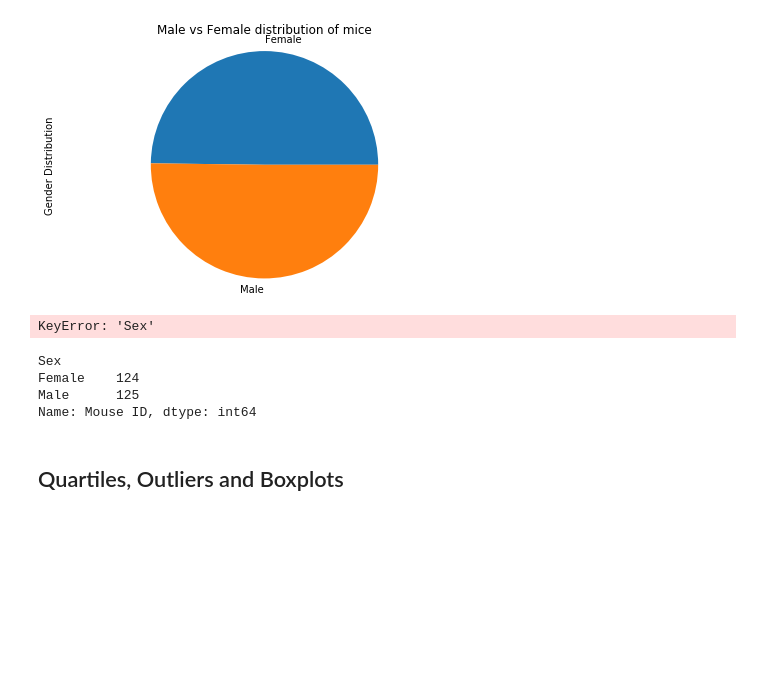
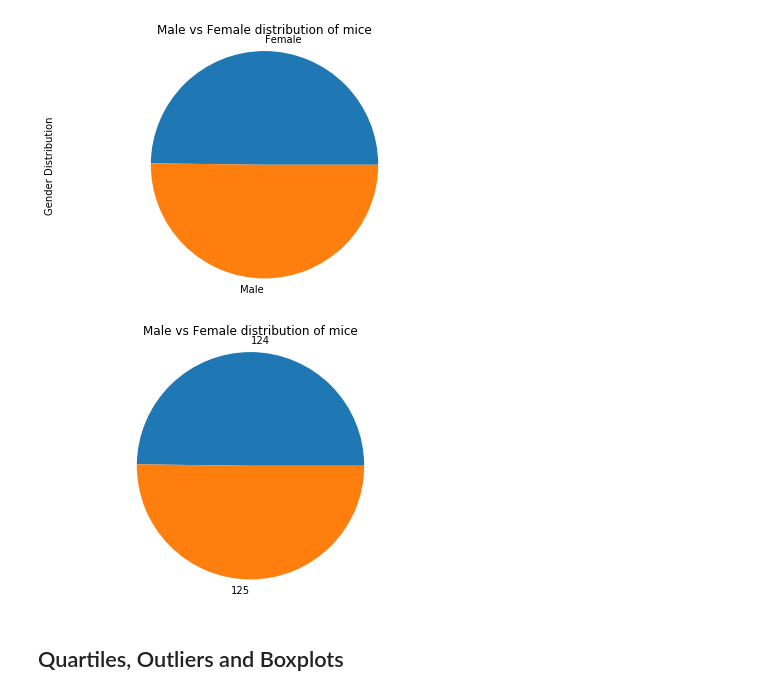
Before and after one commit to anishjv20/Matplotlib-challenge, a Jupyter notebook: Pymaceuticals/pymaceuticals.ipynb, the cells around one changed output. Saved outputs shown, nothing was run; the diff lists cells and outputs as text; code cells hidden in the pictures; blank space fills up the shorter version.

```diff
--- a/Pymaceuticals/pymaceuticals.ipynb
+++ b/Pymaceuticals/pymaceuticals.ipynb
@@ -152,18 +152,14 @@ plt.show()
 [figure]
 # %%
 # Generate a pie plot showing the distribution of female versus male mice using pyplot
-genders = gender_distribution['Sex']
-plt.pie(gender_distribution,labels = genders)
+genders = gender_distribution
+plt.pie(gender_distribution,labels=genders)
+plt.title("Male vs Female distribution of mice")
+plt.tight_layout()
+plt.axis("equal")
 plt.show()
 # %% [output]
-KeyError: 'Sex'
+[figure, added]
-# %%
-gender_distribution
-# %% [output]
-Sex
-Female    124
-Male      125
-Name: Mouse ID, dtype: int64
 # %% [markdown]
 ## Quartiles, Outliers and Boxplots
 # %%
```
Also changed, not shown: parts of 1 cell of this notebook.
